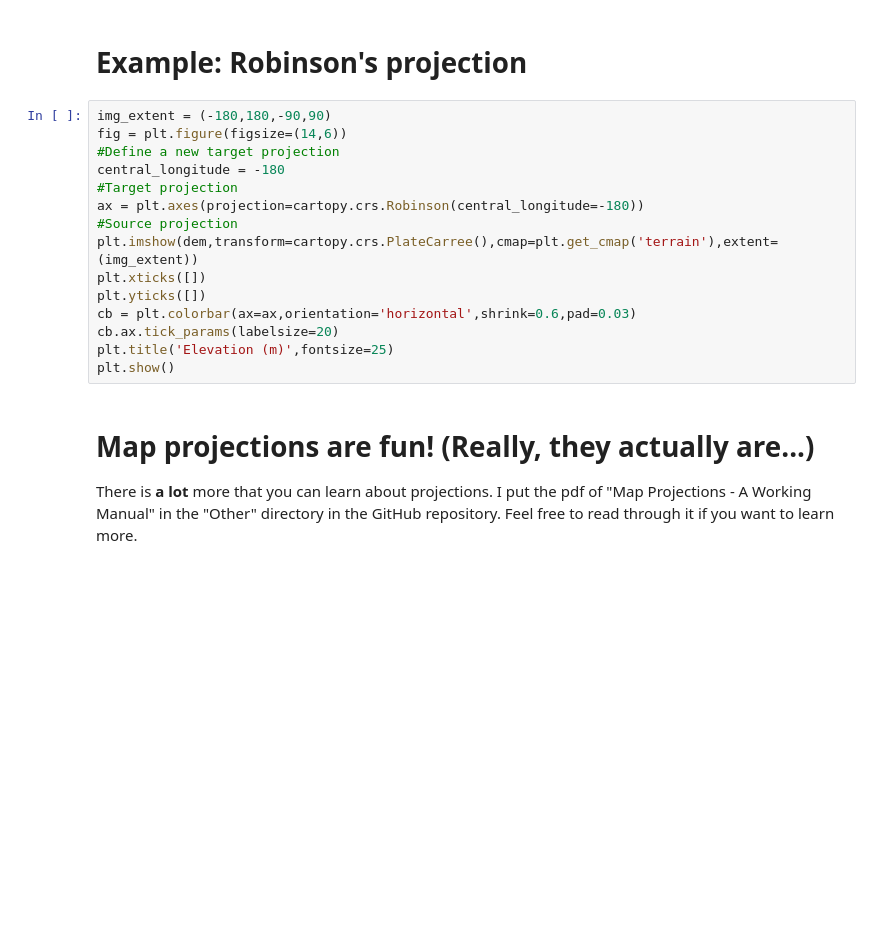
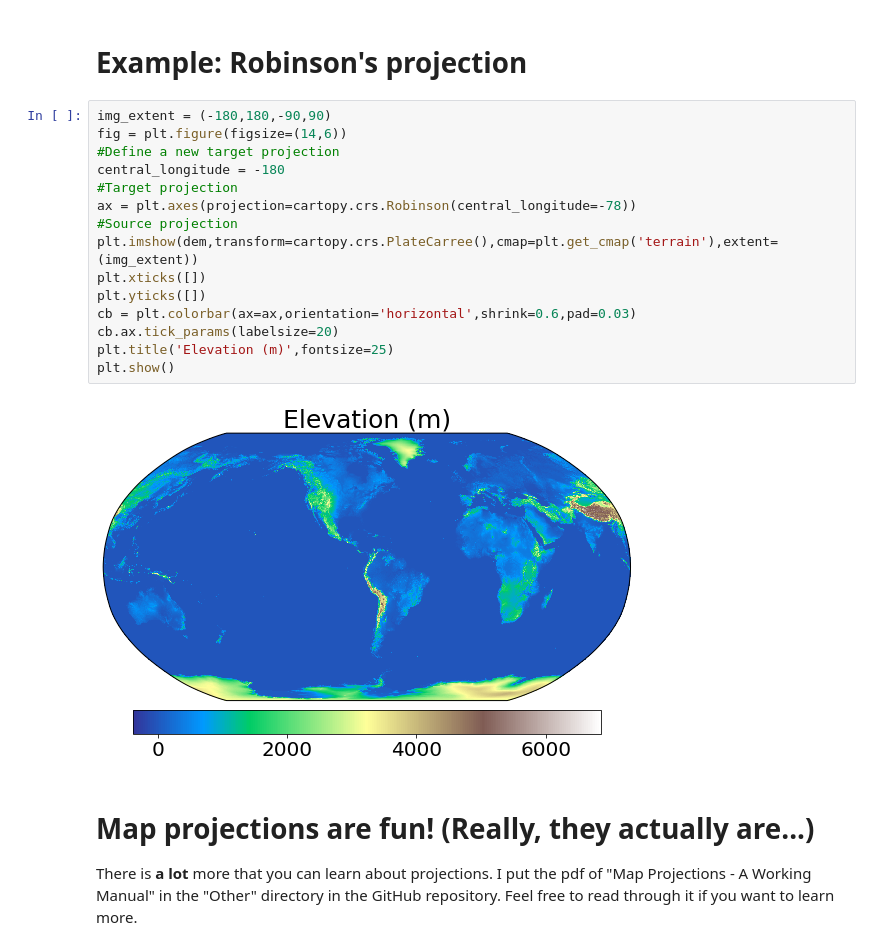
Before and after one commit to chaneyn/ESDA_CEE506, a Jupyter notebook: Lectures/Lecture9.ipynb, the cells around one changed output. Saved outputs shown, nothing was run; the diff lists cells and outputs as text; blank space fills up the shorter version.

```diff
--- a/Lectures/Lecture9.ipynb
+++ b/Lectures/Lecture9.ipynb
@@ -515,18 +521,20 @@ Fortunately for us, there is a lot of software out there that reprojects for us.
 # %%
 img_extent = (-180,180,-90,90)
 fig = plt.figure(figsize=(14,6))
 #Define a new target projection
 central_longitude = -180
 #Target projection
-ax = plt.axes(projection=cartopy.crs.Robinson(central_longitude=-180))
+ax = plt.axes(projection=cartopy.crs.Robinson(central_longitude=-78))
 #Source projection
 plt.imshow(dem,transform=cartopy.crs.PlateCarree(),cmap=plt.get_cmap('terrain'),extent=(img_extent))
 plt.xticks([])
 plt.yticks([])
 cb = plt.colorbar(ax=ax,orientation='horizontal',shrink=0.6,pad=0.03)
 cb.ax.tick_params(labelsize=20)
 plt.title('Elevation (m)',fontsize=25)
 plt.show()
+# %% [output]
+[figure, added]
 # %% [markdown]
 # Map projections are fun! (Really, they actually are...)
 
```
Also changed, not shown: parts of 5 cells of this notebook, 1 other file.
